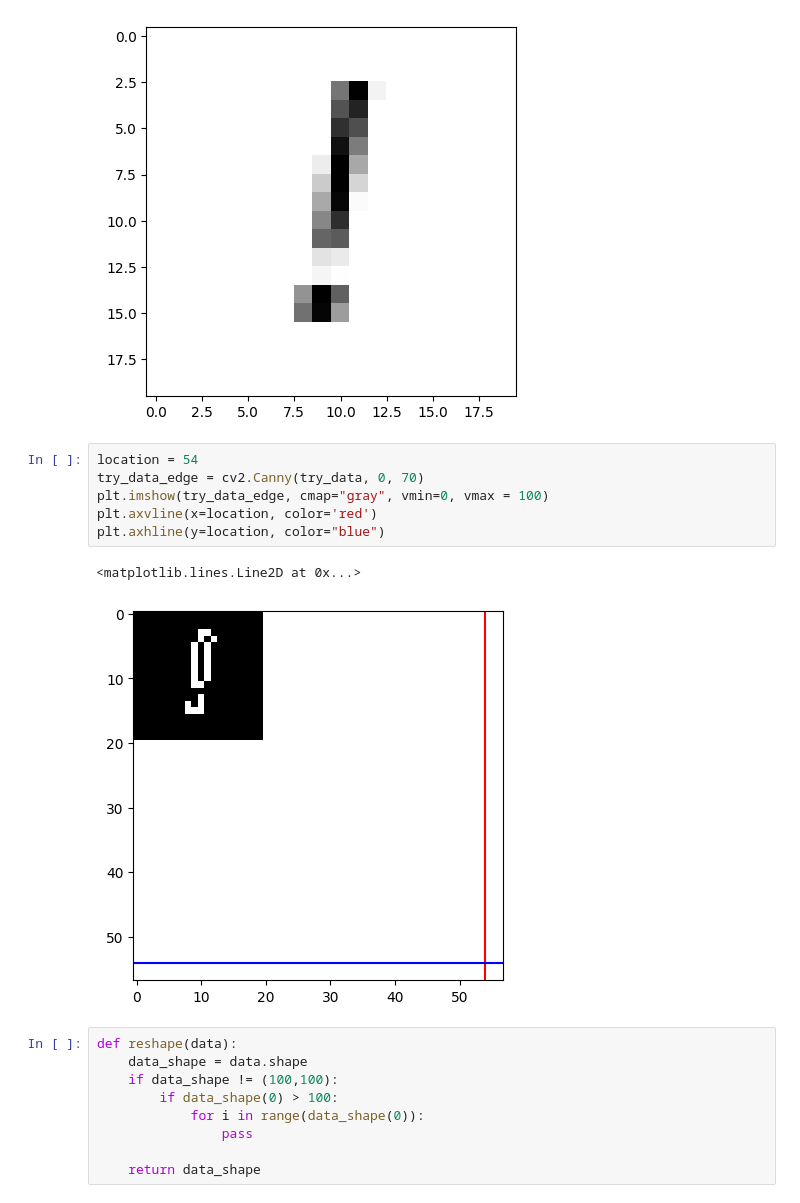
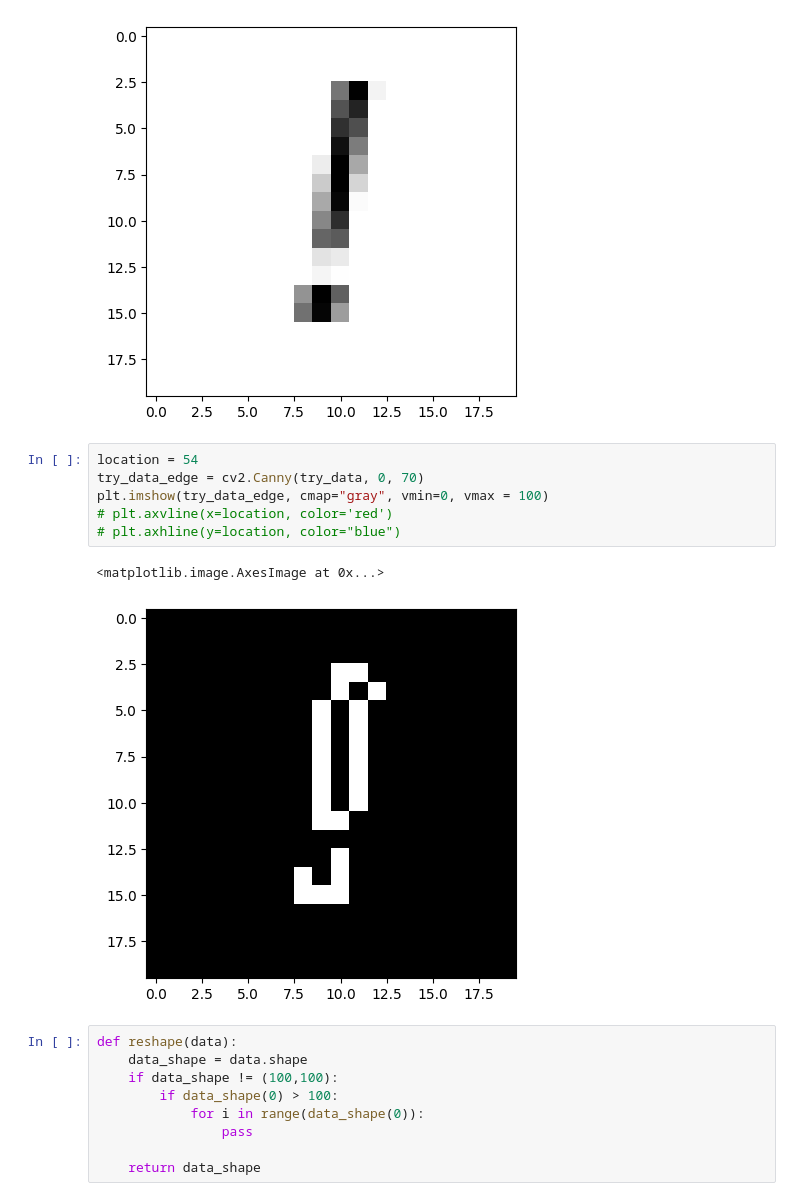
Before and after one commit to wuminglangren/abstract-meme, a Jupyter notebook: try-build-demo.ipynb, the cells around one changed output. Cells and saved outputs as stored; diff of their text form.

```diff
--- a/try-build-demo.ipynb
+++ b/try-build-demo.ipynb
@@ -53,12 +53,12 @@ plt.imshow(try_data, cmap="gray", vmin = 0, vmax = 255)
 # %%
 location = 54
 try_data_edge = cv2.Canny(try_data, 0, 70)
 plt.imshow(try_data_edge, cmap="gray", vmin=0, vmax = 100)
-plt.axvline(x=location, color='red')
-plt.axhline(y=location, color="blue")
+# plt.axvline(x=location, color='red')
+# plt.axhline(y=location, color="blue")
 # %% [output]
-<matplotlib.lines.Line2D at 0x...>
+<matplotlib.image.AxesImage at 0x...>
-[figure, old version]
+[figure, new version]
 # %%
 def reshape(data):
     data_shape = data.shape
```
Also changed, not shown: parts of 2 cells of this notebook, 4 other files.
